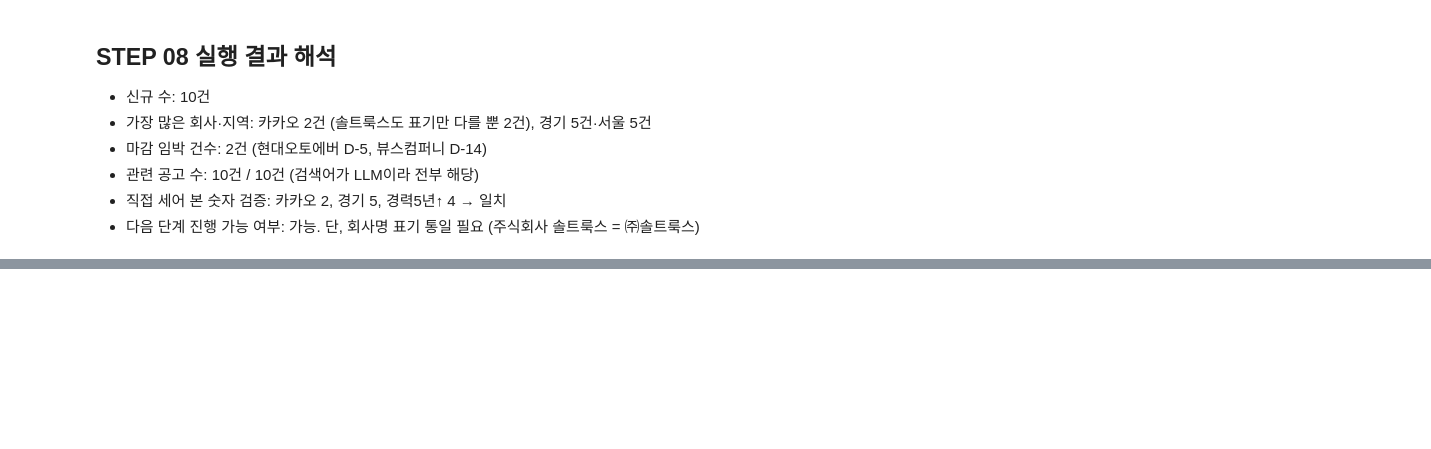
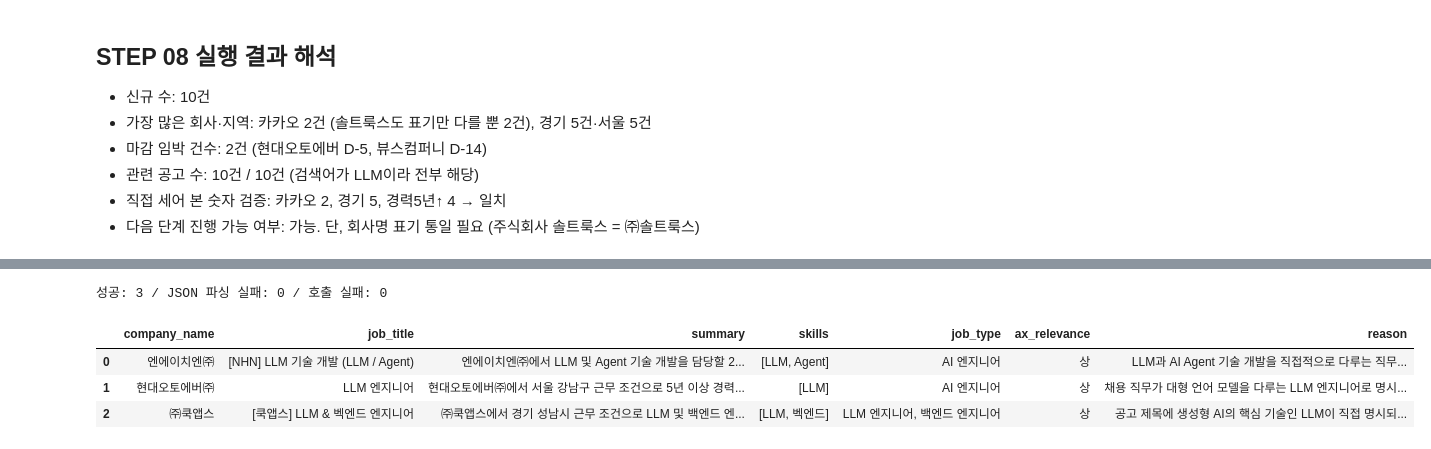
Before and after one commit to lsh0555/claude-code-agent-course, a Jupyter notebook: chapter11/ax-job-agent/notebooks/ax_job_pipeline.ipynb, the cells around one changed output, grey strips where cells are left out. Saved outputs shown, nothing was run; the diff lists cells and outputs as text; code cells hidden in the pictures; blank space fills up the shorter version.

Commit message:
STEP 09-10: gemini summary and review

```diff
--- a/chapter11/ax-job-agent/notebooks/ax_job_pipeline.ipynb
+++ b/chapter11/ax-job-agent/notebooks/ax_job_pipeline.ipynb
@@ -845,0 +851,16 @@ display(related_df[["company_name", "job_title", "matched_keywords"]])
+# %%
+# STEP 09-2. Gemini 연결 테스트 (키는 .env 에서 읽음. 코드에 직접 쓰지 않음)
+import os
+from pathlib import Path
+from dotenv import load_dotenv
+from google import genai
+
+load_dotenv(Path.cwd().parent / ".env")          # 프로젝트 루트의 .env 읽기
+print("키 읽기:", "성공" if os.getenv("GEMINI_API_KEY") else "실패")   # 키 자체는 출력하지 않음
+
+client = genai.Client()                          # GEMINI_API_KEY 를 자동으로 사용
+interaction = client.interactions.create(
+    model="gemini-3.8-flash",
+    input="한국어로 딱 한 문장만: 안녕하세요, 연결 테스트입니다.",
+)
+print("응답:", interaction.output_text)
@@ -845,0 +1009,21 @@ display(related_df[["company_name", "job_title", "matched_keywords"]])
+# %%
+summary_df = pd.DataFrame(summaries)   # 결과 리스트를 표로
+
+ok_count = summary_df["summary"].notna().sum() if "summary" in summary_df else 0   # JSON을 제대로 읽은 건수
+raw_count = summary_df["raw"].notna().sum() if "raw" in summary_df else 0          # JSON 파싱 실패 건수
+error_count = summary_df["error"].notna().sum() if "error" in summary_df else 0    # 호출 실패 건수
+print("성공:", ok_count, "/ JSON 파싱 실패:", raw_count, "/ 호출 실패:", error_count)
+
+SHOW_COLUMNS = ["company_name", "job_title", "summary", "skills", "job_type", "ax_relevance", "reason"]
+display(summary_df.reindex(columns=SHOW_COLUMNS))   # 실패한 건은 빈 칸으로 보임
+
+if raw_count:
+    print("JSON 파싱 실패한 원래 글자:")
+    for text in summary_df["raw"].dropna():
+        print("-", text[:300])
+# %% [output]
+성공: 3 / JSON 파싱 실패: 0 / 호출 실패: 0
+|  | company_name | job_title | summary | skills | job_type | ax_relevance | reason |
+| 0 | 엔에이치엔㈜ | [NHN] LLM 기술 개발 (LLM / Agent) | 엔에이치엔㈜에서 LLM 및 Agent 기술 개발을 담당할 2... | [LLM, Agent] | AI 엔지니어 | 상 | LLM과 AI Agent 기술 개발을 직접적으로 다루는 직무... |
+| 1 | 현대오토에버㈜ | LLM 엔지니어 | 현대오토에버㈜에서 서울 강남구 근무 조건으로 5년 이상 경력... | [LLM] | AI 엔지니어 | 상 | 채용 직무가 대형 언어 모델을 다루는 LLM 엔지니어로 명시... |
+| 2 | ㈜쿡앱스 | [쿡앱스] LLM & 벡엔드 엔지니어 | ㈜쿡앱스에서 경기 성남시 근무 조건으로 LLM 및 백엔드 엔... | [LLM, 벡엔드] | LLM 엔지니어, 백엔드 엔지니어 | 상 | 공고 제목에 생성형 AI의 핵심 기술인 LLM이 직접 명시되... |
```
Also changed, not shown: parts of 7 cells of this notebook, 2 other files.
